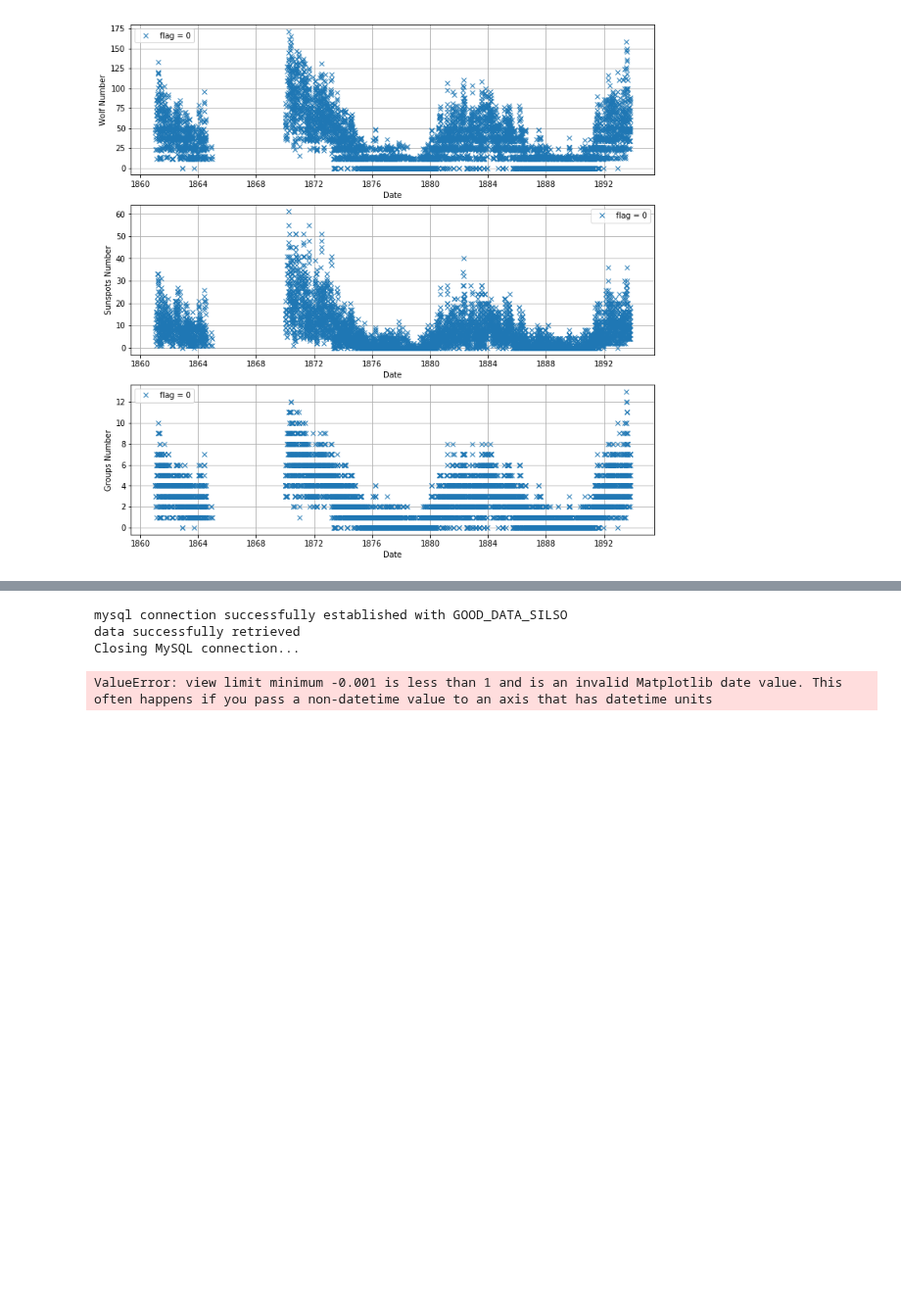
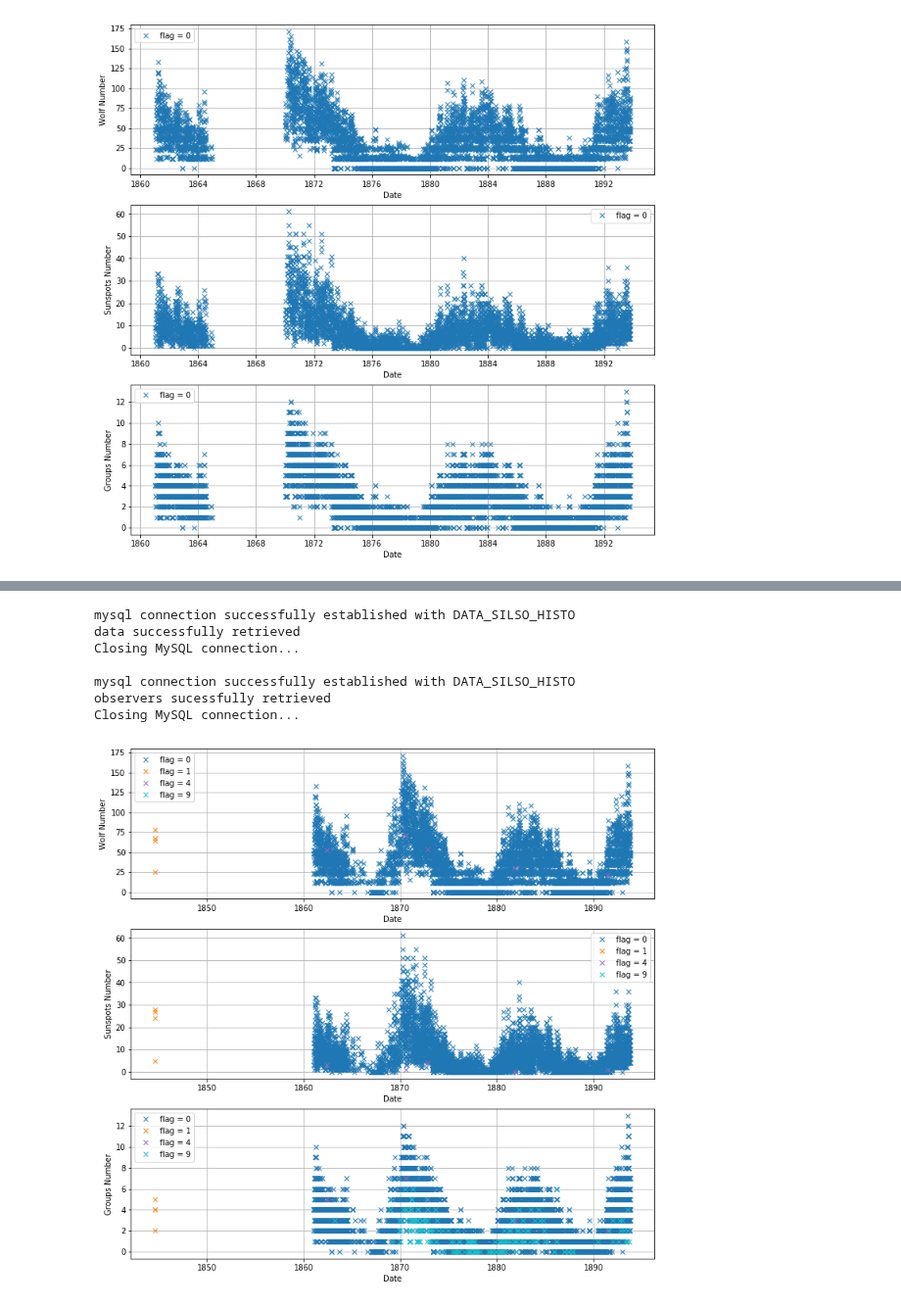
Before and after one commit to dcxSt/DATA_SILSO_HISTO_search, a Jupyter notebook: suspicious sunspots plots.ipynb, the cells around one changed output, grey strips where cells are left out. Shown at 98% size. Drawn from its saved outputs; the diff is of its cells as text; code cells hidden in the pictures; blank space fills up the shorter version.

```diff
--- a/suspicious sunspots plots.ipynb
+++ b/suspicious sunspots plots.ipynb
@@ -131,7 +155,11 @@ ValueError: view limit minimum -0.001 is less than 1 and is an invalid Matplotli
 # %%
-graphs_helper.display_seperate_flags_all("WOLF - P - M")
+graphs_helper.display_seperate_flags_all("WOLF - P - M",the_database="DATA_SILSO_HISTO")
 # %% [output]
-mysql connection successfully established with GOOD_DATA_SILSO
+mysql connection successfully established with DATA_SILSO_HISTO
 data successfully retrieved
 Closing MySQL connection...
+
+mysql connection successfully established with DATA_SILSO_HISTO
+observers sucessfully retrieved
+Closing MySQL connection...
-ValueError: view limit minimum -0.001 is less than 1 and is an invalid Matplotlib date value. This often happens if you pass a non-datetime value to an axis that has datetime units
+[figure, added]
```
Also changed, not shown: parts of 4 cells of this notebook, 25 other files.
